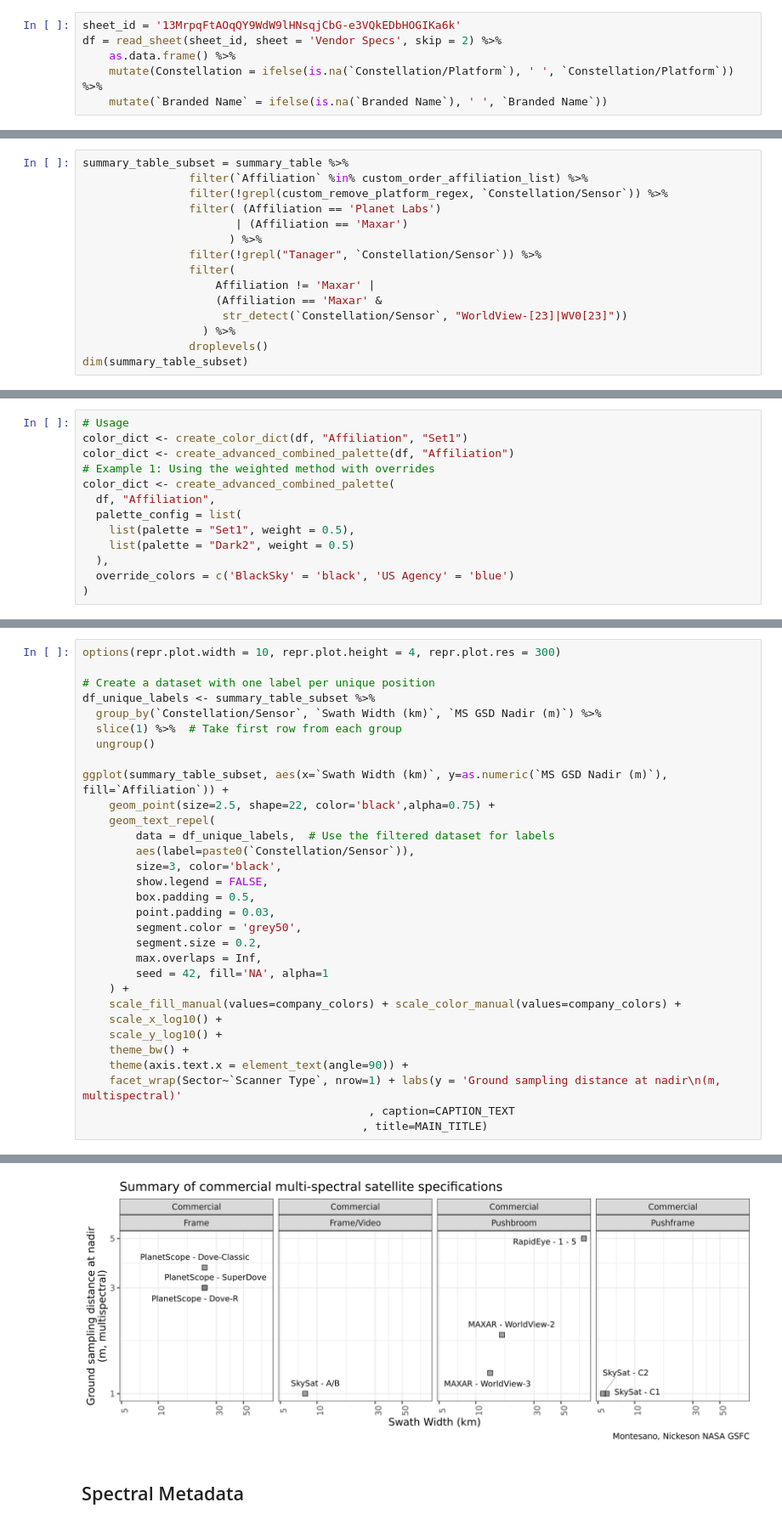
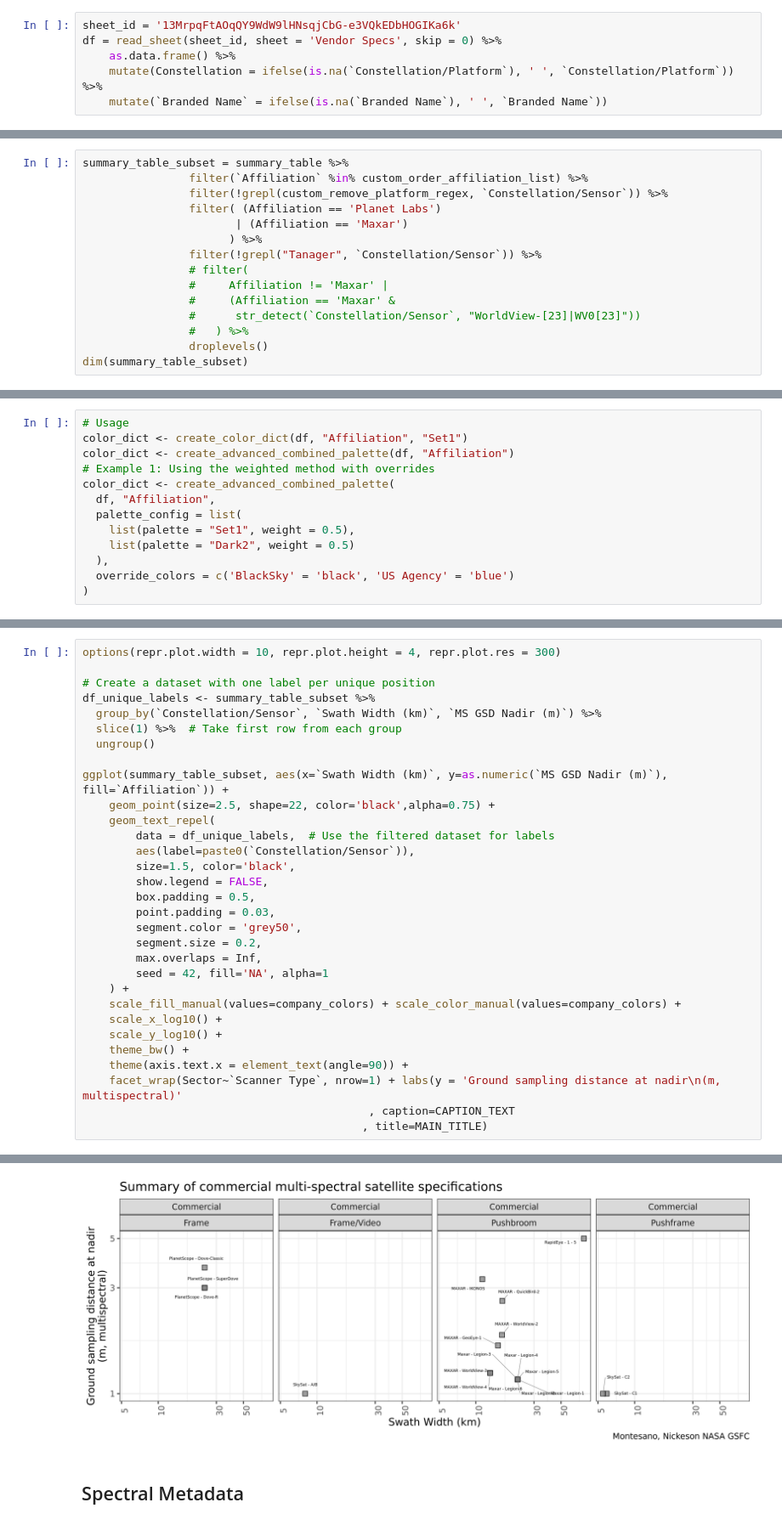
Before and after one commit to pahbs/csda_summaries, a Jupyter notebook: notebooks/csda_specs_multispec_smry.ipynb, the cells around one changed output, grey strips where cells are left out. Shown at 85% size. Drawn from its saved outputs; the diff is of its cells as text.

```diff
--- a/notebooks/csda_specs_multispec_smry.ipynb
+++ b/notebooks/csda_specs_multispec_smry.ipynb
@@ -57,7 +57,7 @@ gs4_deauth()
 #f = head(read.csv(url, skip = 2),10)
 # %%
 sheet_id = '13MrpqFtAOqQY9WdW9lHNsqjCbG-e3VQkEDbHOGIKa6k'
-df = read_sheet(sheet_id, sheet = 'Vendor Specs', skip = 2) %>%
+df = read_sheet(sheet_id, sheet = 'Vendor Specs', skip = 0) %>%
     as.data.frame() %>%
     mutate(Constellation = ifelse(is.na(`Constellation/Platform`), ' ', `Constellation/Platform`)) %>%
     mutate(`Branded Name` = ifelse(is.na(`Branded Name`), ' ', `Branded Name`))
@@ -145,11 +127,11 @@ summary_table_subset = summary_table %>%
                        | (Affiliation == 'Maxar')
                       ) %>%
                 filter(!grepl("Tanager", `Constellation/Sensor`)) %>%
-                filter(
-                    Affiliation != 'Maxar' |
-                    (Affiliation == 'Maxar' &
-                     str_detect(`Constellation/Sensor`, "WorldView-[23]|WV0[23]"))
-                  ) %>%
+                # filter(
+                #     Affiliation != 'Maxar' |
+                #     (Affiliation == 'Maxar' &
+                #      str_detect(`Constellation/Sensor`, "WorldView-[23]|WV0[23]"))
+                #   ) %>%
                 droplevels()
 dim(summary_table_subset)
 # %% [output]
@@ -562,7 +551,7 @@ ggplot(summary_table_subset, aes(x=`Swath Width (km)`, y=as.numeric(`MS GSD Nadi
     geom_text_repel(
         data = df_unique_labels,  # Use the filtered dataset for labels
         aes(label=paste0(`Constellation/Sensor`)),
-        size=3, color='black',
+        size=1.5, color='black',
         show.legend = FALSE,
         box.padding = 0.5,
         point.padding = 0.03,
@@ -597,4 +592,4 @@ data's fill values.”
-[figure, old version]
+[figure, new version]
 # %% [markdown]
 ## Spectral Metadata
 # %%
```
Also changed, not shown: parts of 15 cells of this notebook, 2 other files.
